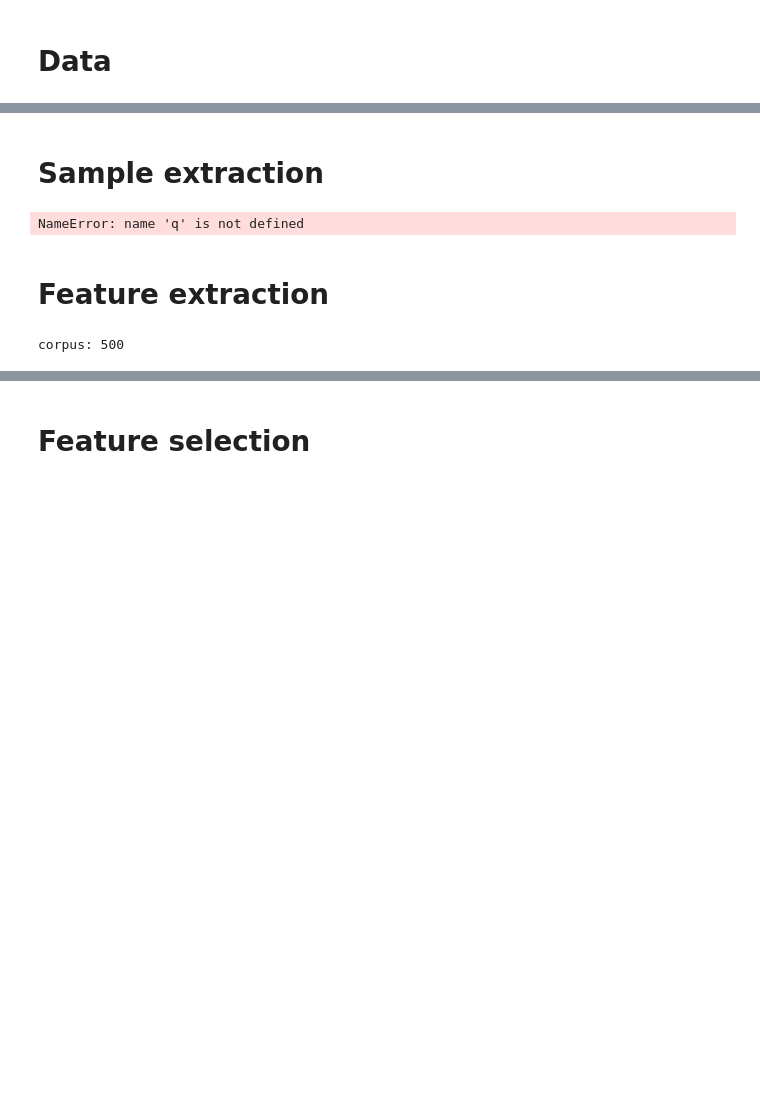
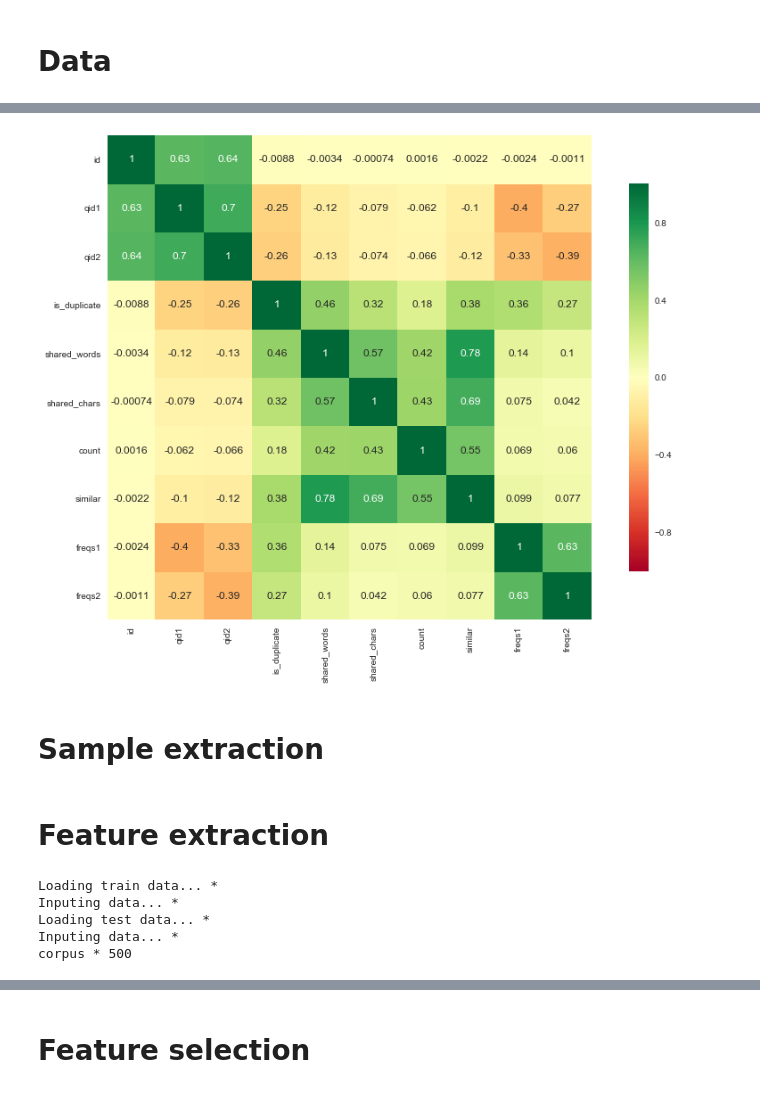
Before and after one commit to icostan/kaggle, a Jupyter notebook: quora-pairs/quora-pairs.ipynb, the cells around one changed output, grey strips where cells are left out. Saved outputs shown, nothing was run; the diff lists cells and outputs as text; code cells hidden in the pictures; blank space fills up the shorter version.

```diff
--- a/quora-pairs/quora-pairs.ipynb
+++ b/quora-pairs/quora-pairs.ipynb
@@ -58,0 +29,5 @@ memory usage: 53.7+ MB
+# %%
+importlib.reload(ds)
+
+train_data = ds.load_train_data()
+train_data.info()
@@ -59,3 +75,8 @@ memory usage: 53.7+ MB
+# %%
+# train_data.describe()
+g.plot_correlation_map(train_data)
+# %% [output]
+[figure, added]
 # %% [markdown]
 # Sample extraction
 # %%
@@ -74,19 +95,16 @@ u.log('m', m.shape)
 # u.log('cs', len(cs))
 
 # train_data[['qid1']].groupby(['qid1']).size()
-# %% [output]
-NameError: name 'q' is not defined
 # %% [markdown]
 # Feature extraction
-# %%
-importlib.reload(p)
-
-data = train_data.question1.append(train_data.question2)
-text = data.append(test_data.question1).append(test_data.question2).values
-
-question_we = p.word_encoder(text, title='corpus', stop_words=[], max_features=500)
-question_features = question_we.get_feature_names()
-
-# u.log('features', question_features)
-# %% [output]
-corpus: 500
+# %%
+importlib.reload(ds)
+
+tr, te = ds.load_data()
+encoder, features = ds.questions_encoder(tr, te)
+# %% [output]
+Loading train data... *
+Inputing data... *
+Loading test data... *
+Inputing data... *
+corpus * 500
```
Also changed, not shown: parts of 23 cells of this notebook, 4 other files.
